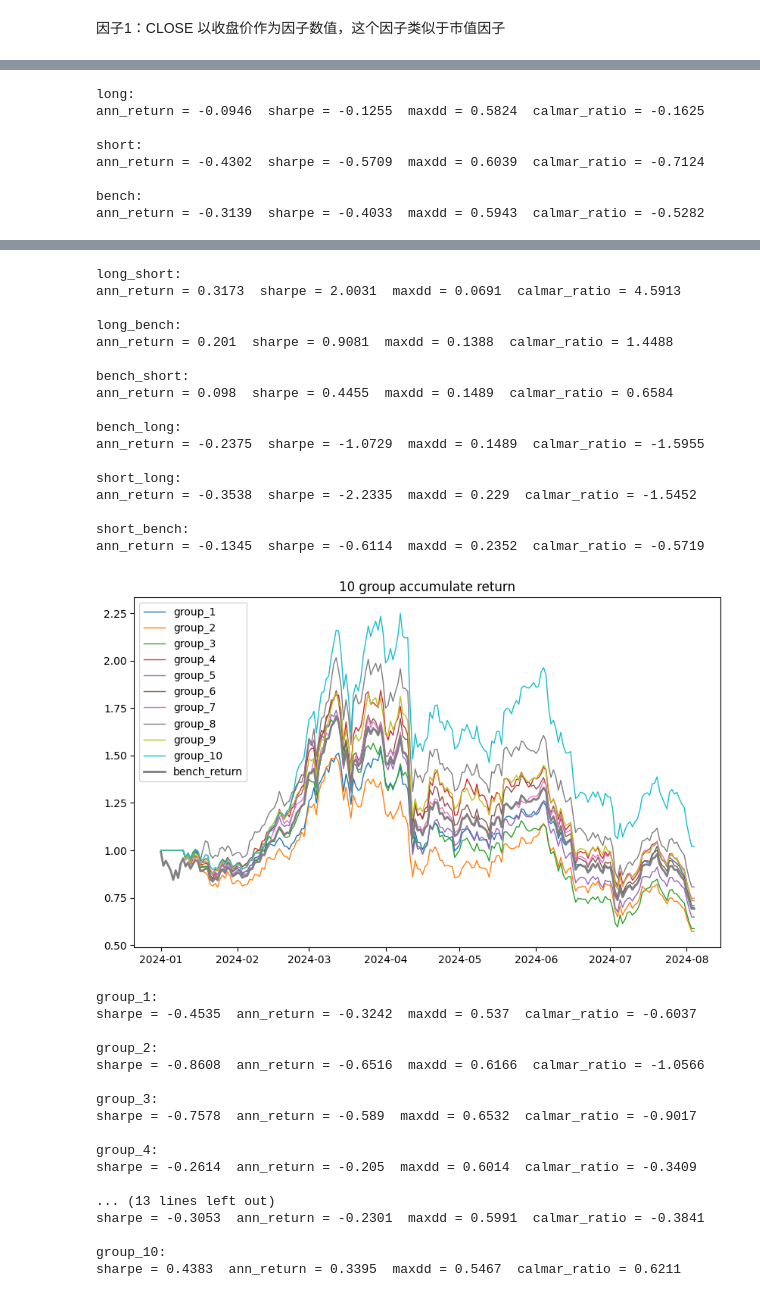
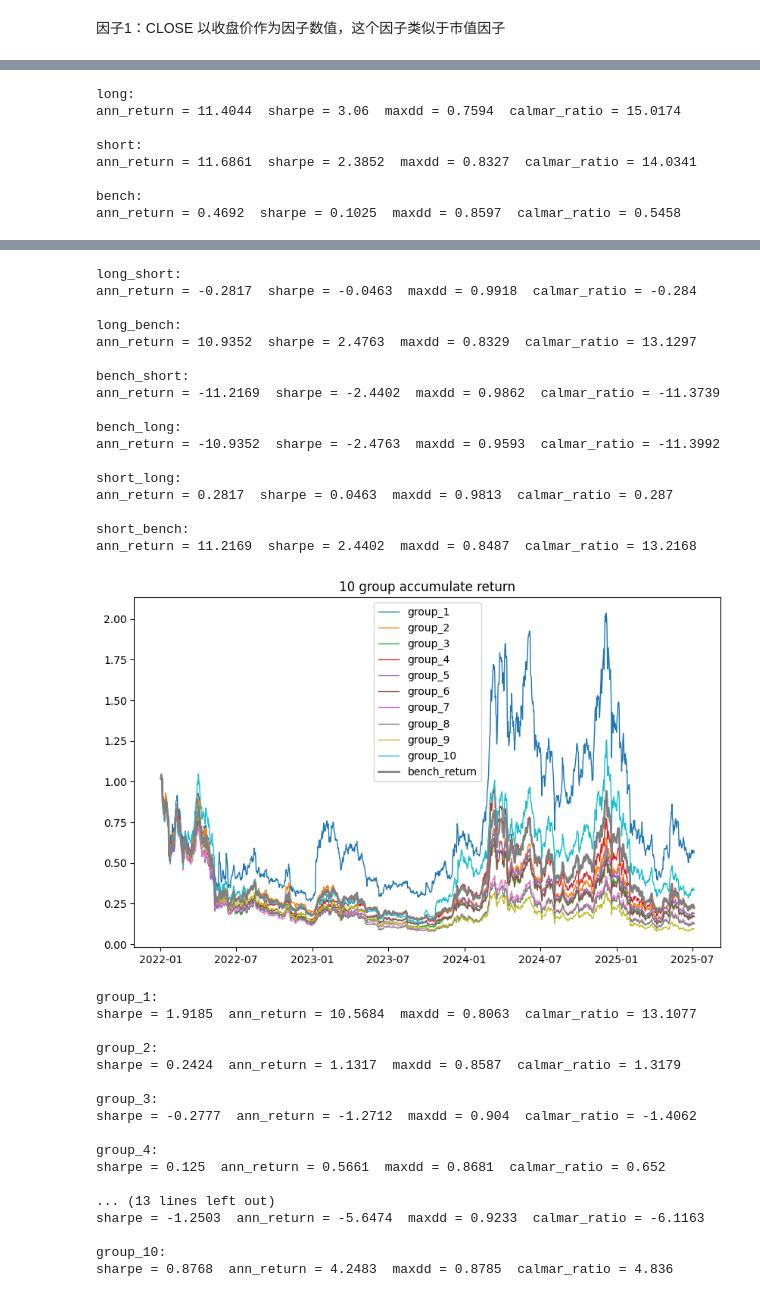
Before and after one commit to Bumblebee0427/Crypto, a Jupyter notebook: Single_Factor_Test.ipynb, the cells around one changed output, grey strips where cells are left out. Saved outputs shown, nothing was run; the diff lists cells and outputs as text; code cells hidden in the pictures.

Commit message:
add ret_down_ratio factor

```diff
--- a/Single_Factor_Test.ipynb
+++ b/Single_Factor_Test.ipynb
@@ -35,6 +54,43 @@ factors = factors.with_columns(
 factors = factors.with_columns(
     (pl.col('amihud_ratio')+1).log().alias('amihud_ratio')
 )
+factors = factors.with_columns(
+    pl.when(pl.col('ret') < 0).then(pl.col('ret')).otherwise(0).alias('ret_down'))
+factors = factors.with_columns(
+    pl.col('ret_down').pow(2).alias('ret_down_sq'))
+factors = factors.with_columns(
+    (pl.col('ret_down_sq') / pl.col('ret').pow(2)).alias('ret_down_ratio'))
+# %%
+factors = factors.with_columns(
+    (pl.col('open_time').dt.round('1d')).alias('day')
+)
+factors = factors.set_sorted('open_time')
+factors = factors.set_sorted('day')
+factors = factors.group_by(['day','symbol']).agg(
+    pl.col('open_time').last(),
+    pl.col('close_time').last(),
+    pl.col('close').last(),
+    pl.col('volume').sum(),
+    pl.col('ret').ewm_mean(span=24).last(),
+    pl.col('ret_down_ratio').last()
+)
+
+result_hour = result_hour.with_columns(
+    (pl.col('open_time').dt.round('1d')).alias('day')
+)
+result_hour = result_hour.set_sorted('open_time')
+result_hour = result_hour.set_sorted('day')
+result_hour = result_hour.group_by(['day','symbol']).agg(
+    pl.col('open_time').last(),
+    pl.col('close_time').last(),
+    pl.col('open').last(),
+    pl.col('high').last(),
+    pl.col('low').last(),
+    pl.col('close').last(),
+    pl.col('volume').sum(),
+    pl.col('quote_volume').sum(),
+    pl.col('taker_buy_volume').sum()
+)
 # %% [markdown]
 因子1：CLOSE
 以收盘价作为因子数值，这个因子类似于市值因子
@@ -44,7 +100,7 @@ volume = result_hour[["open_time", "symbol", "volume"]].pivot(index="open_time",
 columns = close.columns[1:]
 
 # 因子写在这里：
-factors = factors[["open_time", "symbol", 'amihud_ratio']].pivot(index="open_time", columns="symbol", values="amihud_ratio").sort("open_time")
+factors = factors[["open_time", "symbol", 'ret_down_ratio']].pivot(index="open_time", columns="symbol", values="ret_down_ratio").sort("open_time")
 
 # 因子未来收益率：
 ret = close.clone()
@@ -119,8 +175,8 @@ plt.legend()
 plt.show()
 
 # 因子评价指标
-# n = 365 * 24 #小时
-n = 365 #天
+n = 365 * 24 #小时
+# n = 365 #天
 # n = 52 #周
 print("long: ")
 factor_stats(n, long_fee)
@@ -241,8 +297,8 @@ for i in range(10):
 long:
-ann_return = -0.0946  sharpe = -0.1255  maxdd = 0.5824  calmar_ratio = -0.1625
+ann_return = 11.4044  sharpe = 3.06  maxdd = 0.7594  calmar_ratio = 15.0174
 
 short:
-ann_return = -0.4302  sharpe = -0.5709  maxdd = 0.6039  calmar_ratio = -0.7124
+ann_return = 11.6861  sharpe = 2.3852  maxdd = 0.8327  calmar_ratio = 14.0341
 
 bench:
-ann_return = -0.3139  sharpe = -0.4033  maxdd = 0.5943  calmar_ratio = -0.5282
+ann_return = 0.4692  sharpe = 0.1025  maxdd = 0.8597  calmar_ratio = 0.5458
@@ -250,35 +306,35 @@ ann_return = -0.3139  sharpe = -0.4033  maxdd = 0.5943  calmar_ratio = -0.5282
 long_short:
-ann_return = 0.3173  sharpe = 2.0031  maxdd = 0.0691  calmar_ratio = 4.5913
+ann_return = -0.2817  sharpe = -0.0463  maxdd = 0.9918  calmar_ratio = -0.284
 
 long_bench:
-ann_return = 0.201  sharpe = 0.9081  maxdd = 0.1388  calmar_ratio = 1.4488
+ann_return = 10.9352  sharpe = 2.4763  maxdd = 0.8329  calmar_ratio = 13.1297
 
 bench_short:
-ann_return = 0.098  sharpe = 0.4455  maxdd = 0.1489  calmar_ratio = 0.6584
+ann_return = -11.2169  sharpe = -2.4402  maxdd = 0.9862  calmar_ratio = -11.3739
 
 bench_long:
-ann_return = -0.2375  sharpe = -1.0729  maxdd = 0.1489  calmar_ratio = -1.5955
+ann_return = -10.9352  sharpe = -2.4763  maxdd = 0.9593  calmar_ratio = -11.3992
 
 short_long:
-ann_return = -0.3538  sharpe = -2.2335  maxdd = 0.229  calmar_ratio = -1.5452
+ann_return = 0.2817  sharpe = 0.0463  maxdd = 0.9813  calmar_ratio = 0.287
 
 short_bench:
-ann_return = -0.1345  sharpe = -0.6114  maxdd = 0.2352  calmar_ratio = -0.5719
+ann_return = 11.2169  sharpe = 2.4402  maxdd = 0.8487  calmar_ratio = 13.2168
-[figure, old version]
+[figure, new version]
 group_1:
-sharpe = -0.4535  ann_return = -0.3242  maxdd = 0.537  calmar_ratio = -0.6037
+sharpe = 1.9185  ann_return = 10.5684  maxdd = 0.8063  calmar_ratio = 13.1077
 
 group_2:
-sharpe = -0.8608  ann_return = -0.6516  maxdd = 0.6166  calmar_ratio = -1.0566
+sharpe = 0.2424  ann_return = 1.1317  maxdd = 0.8587  calmar_ratio = 1.3179
 
 group_3:
-sharpe = -0.7578  ann_return = -0.589  maxdd = 0.6532  calmar_ratio = -0.9017
+sharpe = -0.2777  ann_return = -1.2712  maxdd = 0.904  calmar_ratio = -1.4062
 
 group_4:
-sharpe = -0.2614  ann_return = -0.205  maxdd = 0.6014  calmar_ratio = -0.3409
+sharpe = 0.125  ann_return = 0.5661  maxdd = 0.8681  calmar_ratio = 0.652
 
 ... (13 lines left out)
-sharpe = -0.3053  ann_return = -0.2301  maxdd = 0.5991  calmar_ratio = -0.3841
+sharpe = -1.2503  ann_return = -5.6474  maxdd = 0.9233  calmar_ratio = -6.1163
 
 group_10:
-sharpe = 0.4383  ann_return = 0.3395  maxdd = 0.5467  calmar_ratio = 0.6211
+sharpe = 0.8768  ann_return = 4.2483  maxdd = 0.8785  calmar_ratio = 4.836
```
Also changed, not shown: parts of 4 cells of this notebook.
